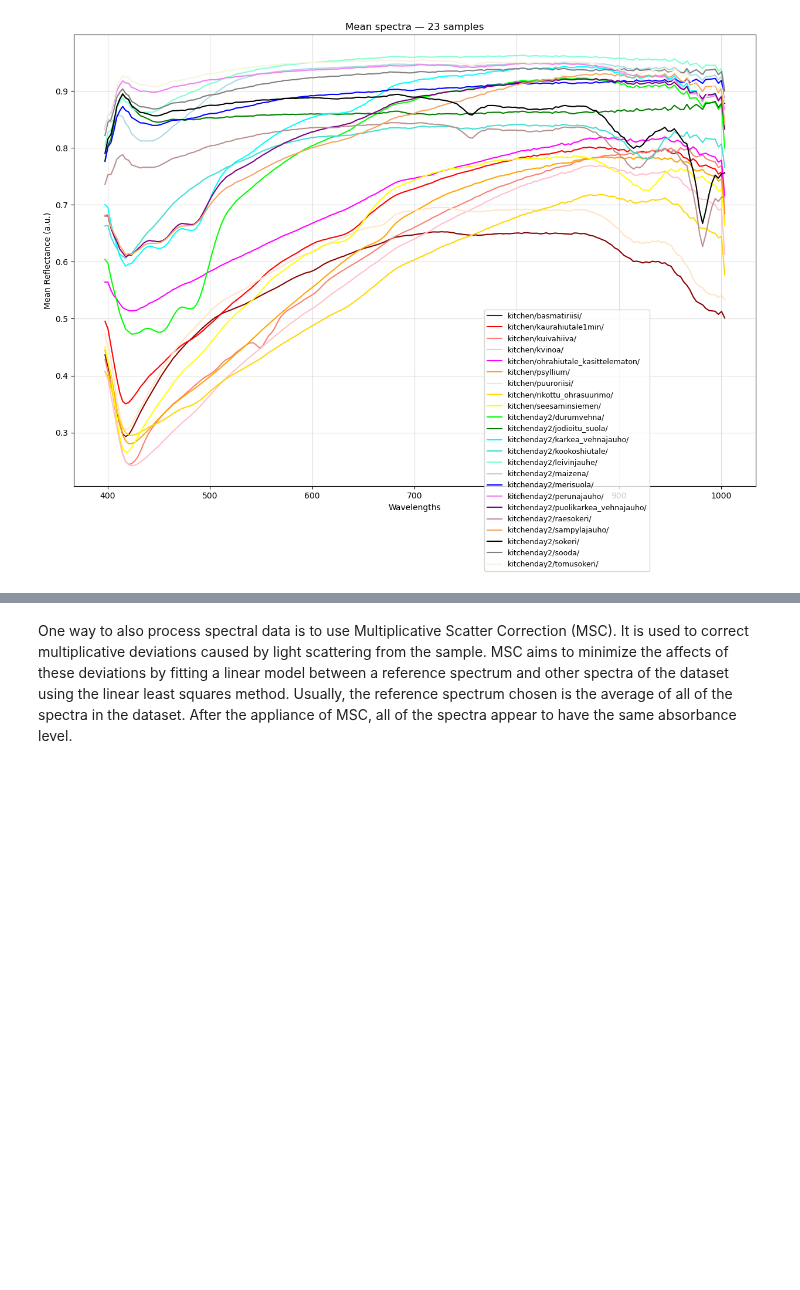
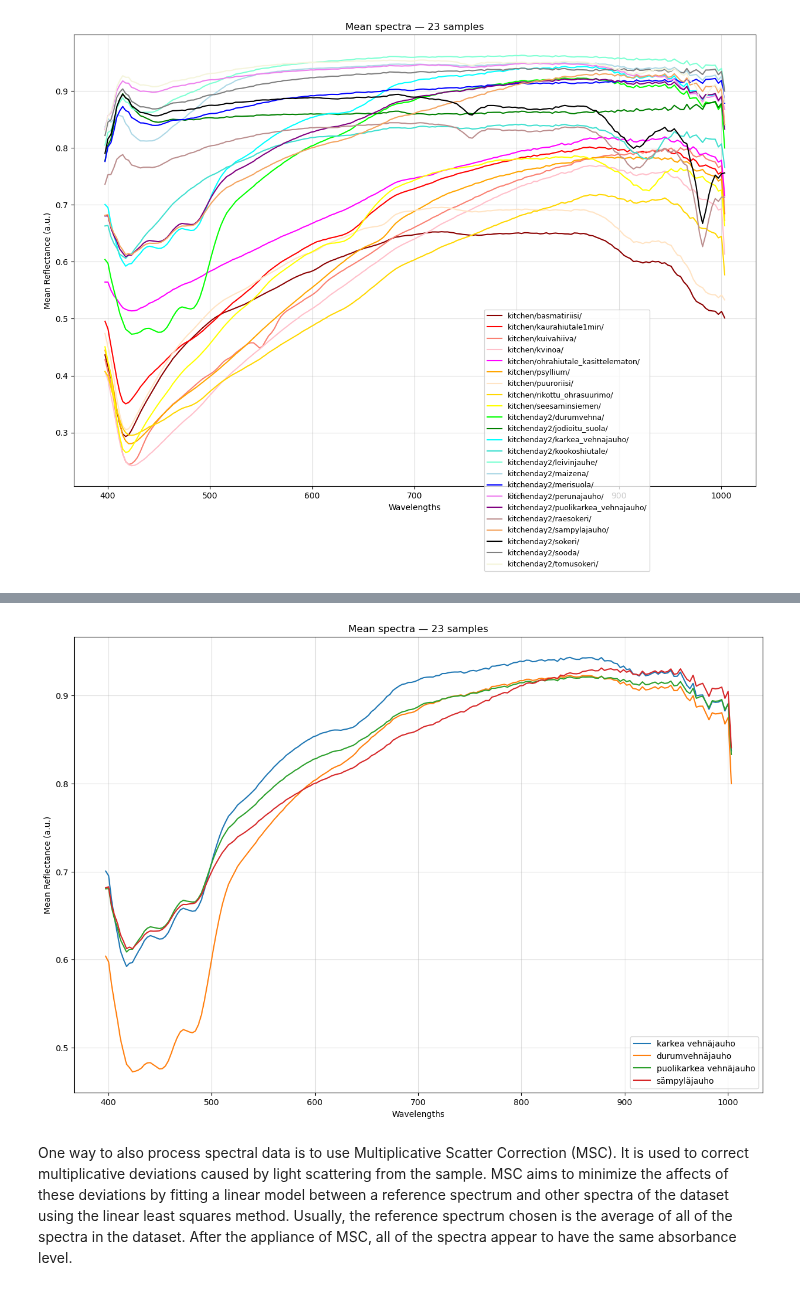
Before and after one commit to annitarvainen/tutkimusprojekti, a Jupyter notebook: projekti_infotekstit.ipynb, the cells around one changed output, grey strips where cells are left out. Saved outputs shown, nothing was run; the diff lists cells and outputs as text; code cells hidden in the pictures; blank space fills up the shorter version.

```diff
--- a/projekti_infotekstit.ipynb
+++ b/projekti_infotekstit.ipynb
@@ -403,3 +424,19 @@ plt.show()
+# %%
+plt.figure().set_size_inches(15,10)
+
+plt.plot(wavelengths, array[11], label="karkea vehnäjauho")
+plt.plot(wavelengths, array[9], label="durumvehnäjauho")
+plt.plot(wavelengths, array[-6], label="puolikarkea vehnäjauho")
+plt.plot(wavelengths, array[-4], label="sämpyläjauho")
+
+plt.grid(visible=True, alpha=0.4)
+plt.title(f"Mean spectra — {len(spectra)} samples")
+plt.legend(loc='lower right')
+plt.xlabel('Wavelengths')
+plt.ylabel('Mean Reflectance (a.u.)')
+plt.show()
+# %% [output]
+[figure, added]
 # %% [markdown]
 One way to also process spectral data is to use Multiplicative Scatter Correction (MSC). It is used to correct multiplicative deviations caused by light scattering from the sample. MSC aims to minimize the affects of these deviations by fitting a linear model between a reference spectrum and other spectra of the dataset using the linear least squares method. Usually, the reference spectrum chosen is the average of all of the spectra in the dataset. After the appliance of MSC, all of the spectra appear to have the same absorbance level.
 # %%
```
Also changed, not shown: parts of 2 cells of this notebook, 1 other file.
